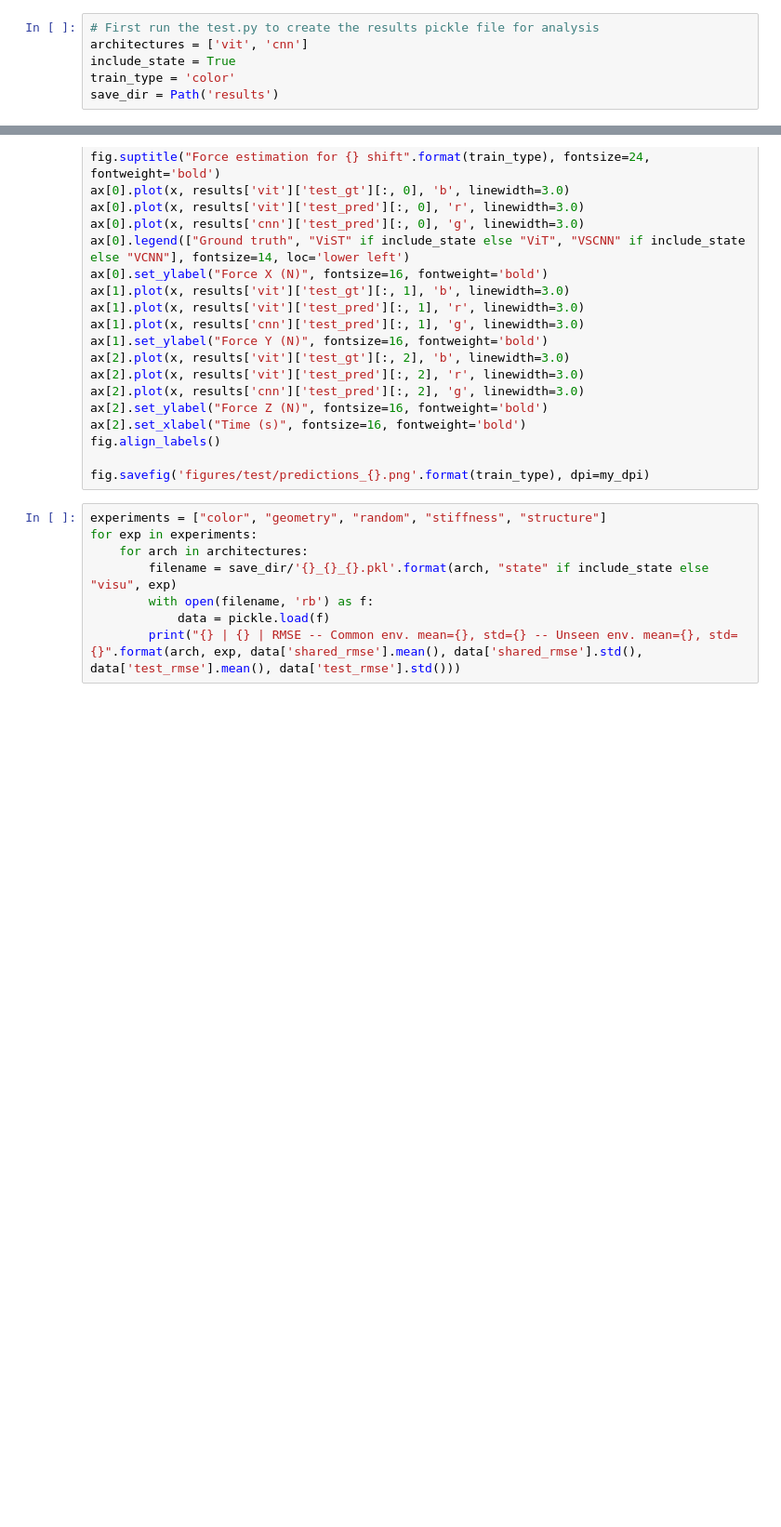
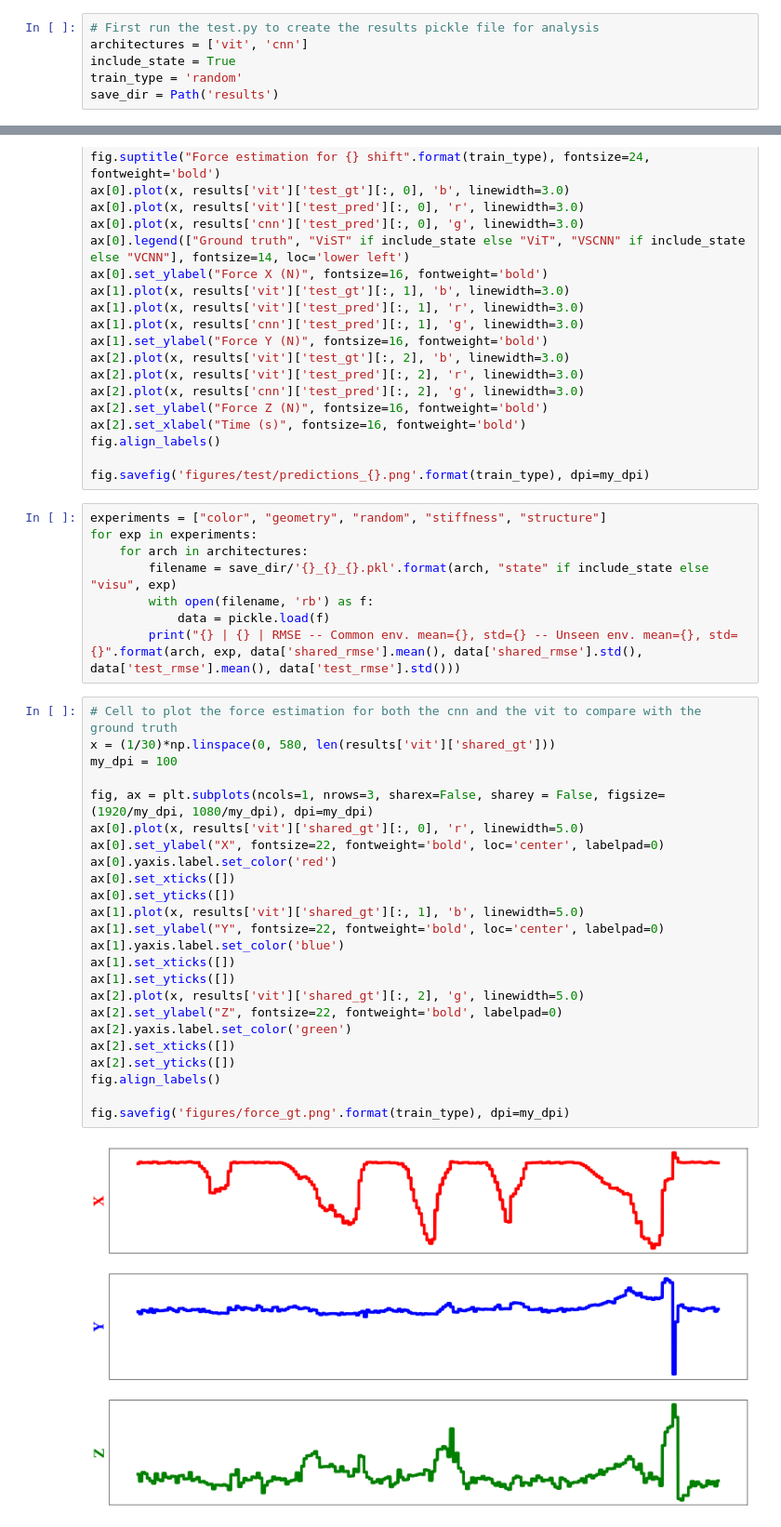
Before and after one commit to mikelitu/DaFoEs, a Jupyter notebook: force_comparison_analysis.ipynb, the cells around one changed output, grey strips where cells are left out. Shown at 93% size. Saved outputs shown, nothing was run; the diff lists cells and outputs as text; blank space fills up the shorter version.

```diff
--- a/force_comparison_analysis.ipynb
+++ b/force_comparison_analysis.ipynb
@@ -14,7 +14,7 @@ plt.rc('ytick', labelsize=14)
 # First run the test.py to create the results pickle file for analysis
 architectures = ['vit', 'cnn']
 include_state = True
-train_type = 'color'
+train_type = 'random'
 save_dir = Path('results')
 # %%
 # Load the data file or files
@@ -79,3 +79,29 @@ for exp in experiments:
         with open(filename, 'rb') as f:
             data = pickle.load(f)
         print("{} | {} | RMSE -- Common env. mean={}, std={} -- Unseen env. mean={}, std={}".format(arch, exp, data['shared_rmse'].mean(), data['shared_rmse'].std(), data['test_rmse'].mean(), data['test_rmse'].std()))
+# %%
+# Cell to plot the force estimation for both the cnn and the vit to compare with the ground truth
+x = (1/30)*np.linspace(0, 580, len(results['vit']['shared_gt']))
+my_dpi = 100
+
+fig, ax = plt.subplots(ncols=1, nrows=3, sharex=False, sharey = False, figsize=(1920/my_dpi, 1080/my_dpi), dpi=my_dpi)
+ax[0].plot(x, results['vit']['shared_gt'][:, 0], 'r', linewidth=5.0)
+ax[0].set_ylabel("X", fontsize=22, fontweight='bold', loc='center', labelpad=0)
+ax[0].yaxis.label.set_color('red')
+ax[0].set_xticks([])
+ax[0].set_yticks([])
+ax[1].plot(x, results['vit']['shared_gt'][:, 1], 'b', linewidth=5.0)
+ax[1].set_ylabel("Y", fontsize=22, fontweight='bold', loc='center', labelpad=0)
+ax[1].yaxis.label.set_color('blue')
+ax[1].set_xticks([])
+ax[1].set_yticks([])
+ax[2].plot(x, results['vit']['shared_gt'][:, 2], 'g', linewidth=5.0)
+ax[2].set_ylabel("Z", fontsize=22, fontweight='bold', labelpad=0)
+ax[2].yaxis.label.set_color('green')
+ax[2].set_xticks([])
+ax[2].set_yticks([])
+fig.align_labels()
+
+fig.savefig('figures/force_gt.png'.format(train_type), dpi=my_dpi)
+# %% [output]
+[figure, added]
```
Also changed, not shown: parts of 1 cell of this notebook, 2 other files.
